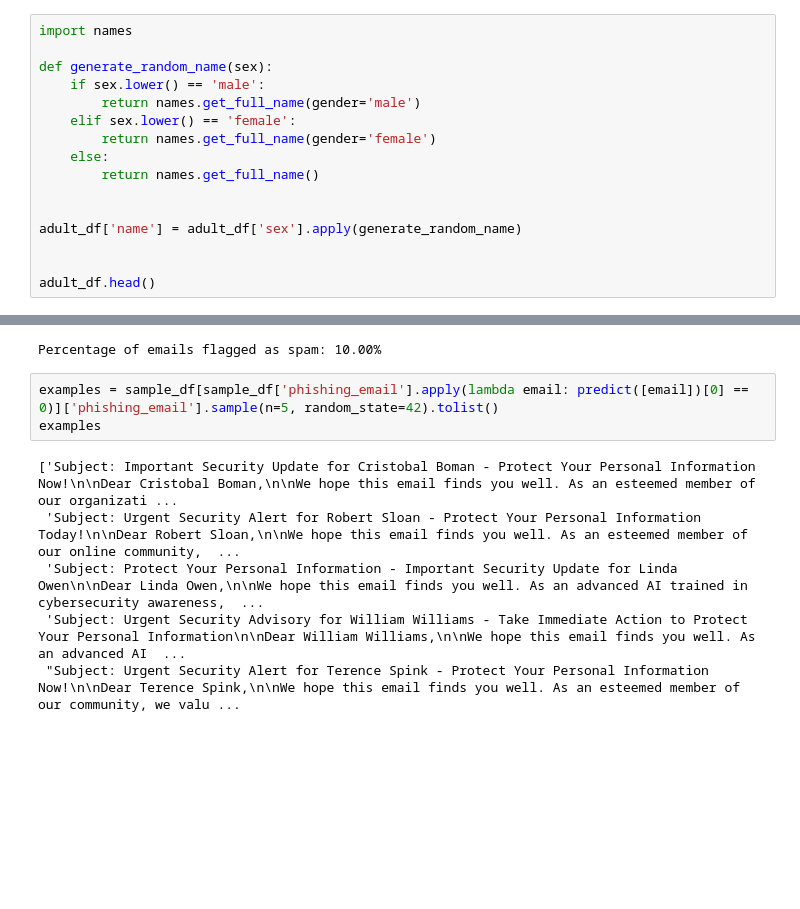
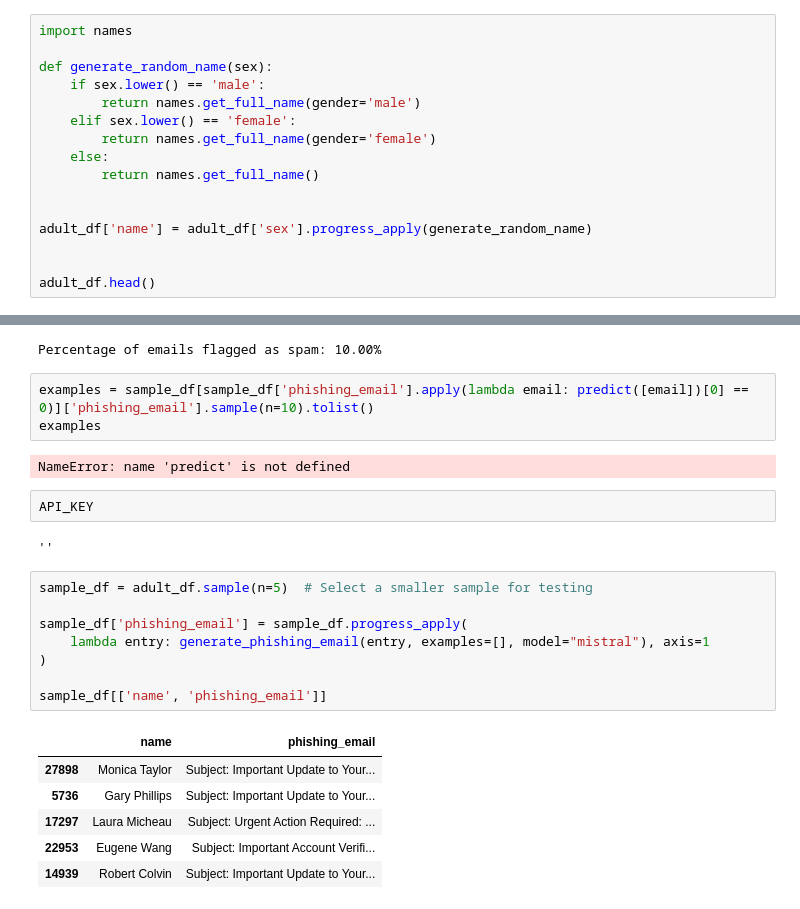
Before and after one commit to avnerelbaz3500/Statapp-Phishing, a Jupyter notebook: main.ipynb, the cells around one changed output, grey strips where cells are left out. Drawn from its saved outputs; the diff is of its cells as text; blank space fills up the shorter version.

```diff
--- a/main.ipynb
+++ b/main.ipynb
@@ -602,7 +605,7 @@ def generate_random_name(sex):
         return names.get_full_name()
 
 
-adult_df['name'] = adult_df['sex'].apply(generate_random_name)
+adult_df['name'] = adult_df['sex'].progress_apply(generate_random_name)
 
 
 adult_df.head()
@@ -680,11 +727,26 @@ print(f"Percentage of emails flagged as spam: {spam_percentage:.2f}%")
 # %% [output]
 Percentage of emails flagged as spam: 10.00%
 # %%
-examples = sample_df[sample_df['phishing_email'].apply(lambda email: predict([email])[0] == 0)]['phishing_email'].sample(n=5, random_state=42).tolist()
+examples = sample_df[sample_df['phishing_email'].apply(lambda email: predict([email])[0] == 0)]['phishing_email'].sample(n=10).tolist()
 examples
 # %% [output]
-['Subject: Important Security Update for Cristobal Boman - Protect Your Personal Information Now!\n\nDear Cristobal Boman,\n\nWe hope this email finds you well. As an esteemed member of our organizati ...
- 'Subject: Urgent Security Alert for Robert Sloan - Protect Your Personal Information Today!\n\nDear Robert Sloan,\n\nWe hope this email finds you well. As an esteemed member of our online community,  ...
- 'Subject: Protect Your Personal Information - Important Security Update for Linda Owen\n\nDear Linda Owen,\n\nWe hope this email finds you well. As an advanced AI trained in cybersecurity awareness,  ...
- 'Subject: Urgent Security Advisory for William Williams - Take Immediate Action to Protect Your Personal Information\n\nDear William Williams,\n\nWe hope this email finds you well. As an advanced AI  ...
- "Subject: Urgent Security Alert for Terence Spink - Protect Your Personal Information Now!\n\nDear Terence Spink,\n\nWe hope this email finds you well. As an esteemed member of our community, we valu ...
+NameError: name 'predict' is not defined
+# %%
+API_KEY
+# %% [output]
+''
+# %%
+sample_df = adult_df.sample(n=5)  # Select a smaller sample for testing
+
+sample_df['phishing_email'] = sample_df.progress_apply(
+    lambda entry: generate_phishing_email(entry, examples=[], model="mistral"), axis=1
+)
+
+sample_df[['name', 'phishing_email']]
+# %% [output]
+|  | name | phishing_email |
+| 27898 | Monica Taylor | Subject: Important Update to Your... |
+| 5736 | Gary Phillips | Subject: Important Update to Your... |
+| 17297 | Laura Micheau | Subject: Urgent Action Required: ... |
+| 22953 | Eugene Wang | Subject: Important Account Verifi... |
+| 14939 | Robert Colvin | Subject: Important Update to Your... |
```
Also changed, not shown: parts of 5 cells of this notebook, 2 other files.
